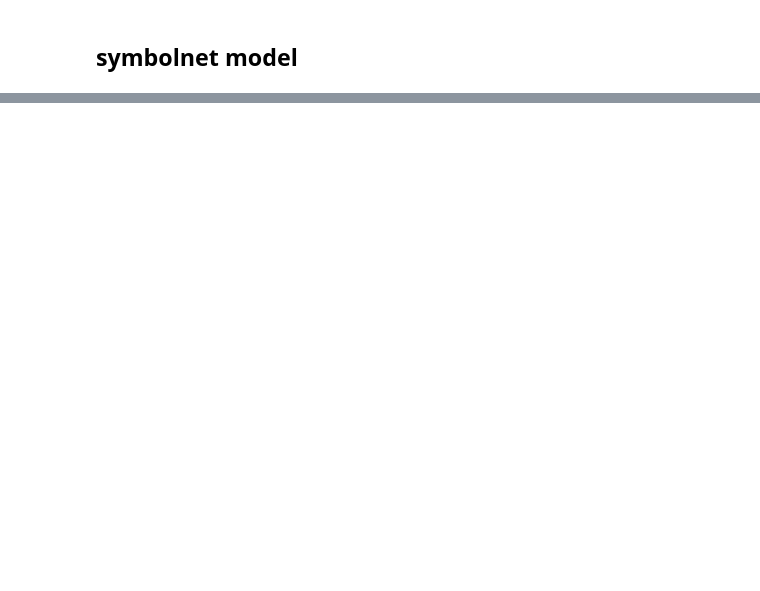
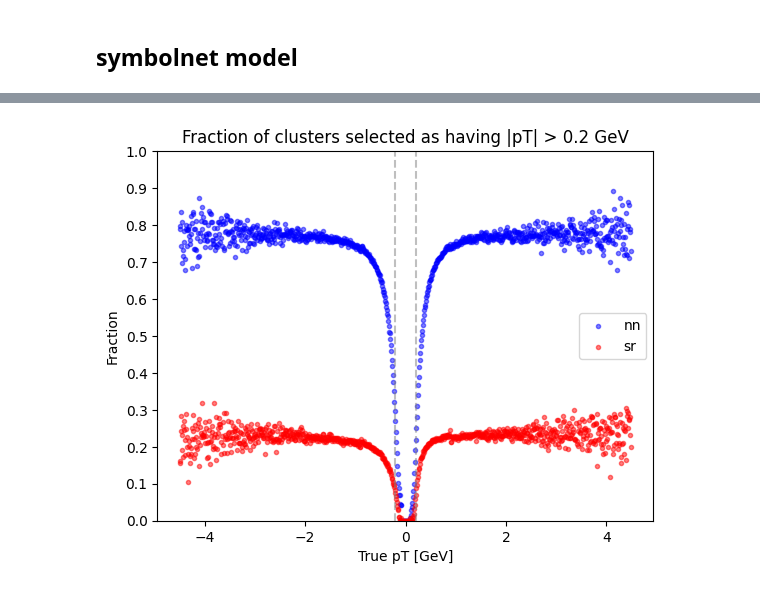
Before and after one commit to hftsoi/smart-pixels, a Jupyter notebook: smart_pixels.ipynb, the cells around one changed output, grey strips where cells are left out. Cells and saved outputs as stored; diff of their text form; code cells hidden in the pictures; blank space fills up the shorter version.

```diff
--- a/smart_pixels.ipynb
+++ b/smart_pixels.ipynb
@@ -818,28 +913,31 @@ plot_roc(Y_test, Y_pred, ['Low pT (pos)','Low pT (neg)','High pT'])
 # %%
 custom_bins = np.arange(-4.5, 4.5, 0.01)
 bin_centers = 0.5 * (custom_bins[:-1] + custom_bins[1:])
 
-indices_001 = np.argmax(Y_pred, axis=1) == 2
+indices_001_sr = np.argmax(Y_sr_pred, axis=1) == 2
 
-total_counts, _ = np.histogram(pt_truth_test, bins=custom_bins)
-class_001_counts, _ = np.histogram(pt_truth_test[indices_001], bins=custom_bins)
+total_counts_sr, _ = np.histogram(pt_truth_test, bins=custom_bins)
+class_001_counts_sr, _ = np.histogram(pt_truth_test[indices_001_sr], bins=custom_bins)
 
-proportions = class_001_counts / total_counts
-proportions = np.nan_to_num(proportions)
+proportions_sr = class_001_counts_sr / total_counts_sr
+proportions_sr = np.nan_to_num(proportions_sr)
 
-plt.scatter(bin_centers, proportions, marker='.', label='sr', alpha=0.5, color='blue')
+plt.scatter(bin_centers, proportions_nn, marker='.', label='nn', alpha=0.5, color='blue')
+plt.scatter(bin_centers, proportions_sr, marker='.', label='sr', alpha=0.5, color='red')
 plt.axvline(x=0.2, color='grey', linestyle='--', alpha=0.5)
 plt.axvline(x=-0.2, color='grey', linestyle='--', alpha=0.5)
 
 plt.legend(fontsize=10)
 plt.xlabel('True pT [GeV]')
 plt.ylabel('Fraction')
 plt.title('Fraction of clusters selected as having |pT| > 0.2 GeV')
 plt.yticks(np.arange(0, 1.1, 0.1))
 #plt.yscale('log')
 plt.ylim(0, 1)
 plt.legend()
 plt.show()
+# %% [output]
+[figure, added]
 # %%
 # set significant digits for expression display
 significant_digits = 2
```
Also changed, not shown: parts of 26 cells of this notebook.
